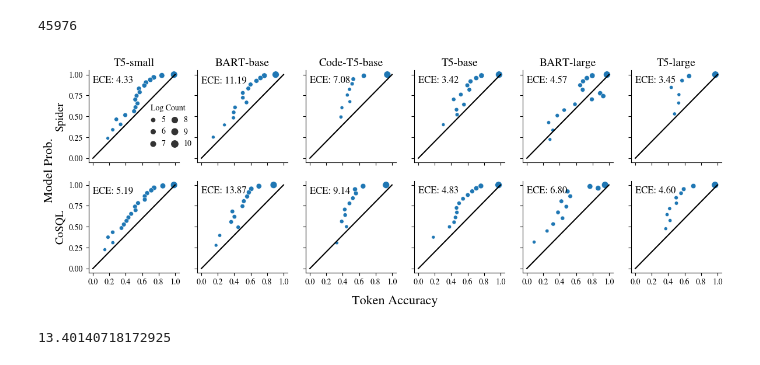
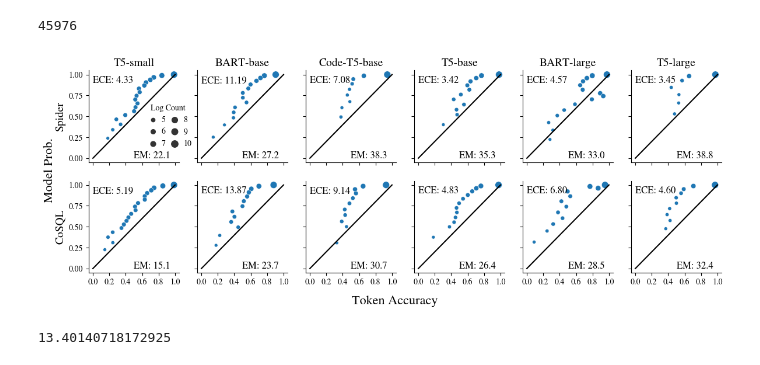
Before and after one commit to esteng/calibration_miso, a Jupyter notebook: analysis/calibration_sql_plots_full.ipynb, the cells around one changed output. Saved outputs shown, nothing was run; the diff lists cells and outputs as text; code cells hidden in the pictures.

```diff
--- a/analysis/calibration_sql_plots_full.ipynb
+++ b/analysis/calibration_sql_plots_full.ipynb
@@ -85,8 +85,8 @@ fig, axes = plt.subplots(2, 6, figsize=(14, 4.5), sharex=True, sharey=True)
 
 
 order = ["T5-small", "BART-base", "Code-T5-base", "T5-base", "BART-large", "T5-large" ]
-# with open("calibration_results/metrics.csv") as f:
-#     metric_df = pd.read_csv(f)
+with open("calibration_results/metrics_sql.csv") as f:
+    metric_df = pd.read_csv(f)
 
 metric_kwargs = {"x": 0.000, "y": 0.9, "fontsize": 12, "horizontalalignment": "left"}
 em_kwargs = {"x": 0.50, "y": 0.0, "fontsize": 12, "horizontalalignment": "left"}
@@ -104,42 +104,42 @@ for i, model in enumerate(order):
                 metric_value_kwargs=metric_kwargs,
                 xlabel=None,
                 ylabel="Spider")
-        # em_value = metric_df[metric_df['Model'].str.startswith(model)][metric_df['Dataset'] == "CalflowV2"]['EM'].values[0]
-        # axes[0,i].text(s=f"EM: {em_value:.2f}", **em_kwargs)
+        em_value = metric_df[metric_df['Model'].str.startswith(model)][metric_df['Dataset'] == "Spider"]['EM'].values[0] * 100
+        axes[0,i].text(s=f"EM: {em_value:.1f}", **em_kwargs)
         axes[0,0].set_ylabel("Spider", fontsize=14)
         axes[0,i].set_title(model, fontsize=14)
         axes[0,i].set_xticks([0.0, 0.2, 0.4, 0.6, 0.8, 1.0])
     except KeyError:
         print(f"skip : {model}")
         pass
     try:
         td_df_to_plot, ece = all_dfs['cosql'][model]
         plot_df(td_df_to_plot,
                 ax=axes[1, i],
                 title=None,
                 show_legend=False,
                 metric_value=ece,
                  metric_value_kwargs=metric_kwargs,
                  xlabel=None,
                  ylabel="CoSQL")
-        # em_value = metric_df[metric_df['Model'].str.startswith(model)][metric_df['Dataset'] == "TreeDST"]['EM'].values[0]
+        em_value = metric_df[metric_df['Model'].str.startswith(model)][metric_df['Dataset'] == "CoSQL"]['EM'].values[0] * 100
         axes[1,0].set_ylabel("CoSQL", fontsize=14)
-        # axes[1,i].text(s=f"EM: {em_value:.2f}", **em_kwargs)
+        axes[1,i].text(s=f"EM: {em_value:.1f}", **em_kwargs)
         axes[1,i].set_xticks([0.0, 0.2, 0.4, 0.6, 0.8, 1.0])
 
     except KeyError:
         pass
 
 handles, labels = plt.gca().get_legend_handles_labels()
 fig.legend(handles, labels, ncol=2, title="Log Count", frameon=False, bbox_to_anchor=(0.26, 0.78), handletextpad=0.1, columnspacing=0.1)
 
 fig.text(0.07, 0.5, "Model Prob.", va='center', rotation='vertical', fontsize=16)
 fig.text(0.5, -0.01, "Token Accuracy", ha='center', fontsize=16)
 # fig.tight_layout()
 
 plt.savefig("/home/estengel/papers/calibration-parsing-2023/figures/sql_all_models_calibration_plot.pdf", bbox_inches='tight')
 # %% [output]
-[figure, old version]
+[figure, new version]
 # %%
 from calibration_metric import ECEMetric
 from calibration_metric.utils.reader import TopLogitFormatSequenceReader
```
Also changed, not shown: parts of 2 cells of this notebook, 5 other files.
